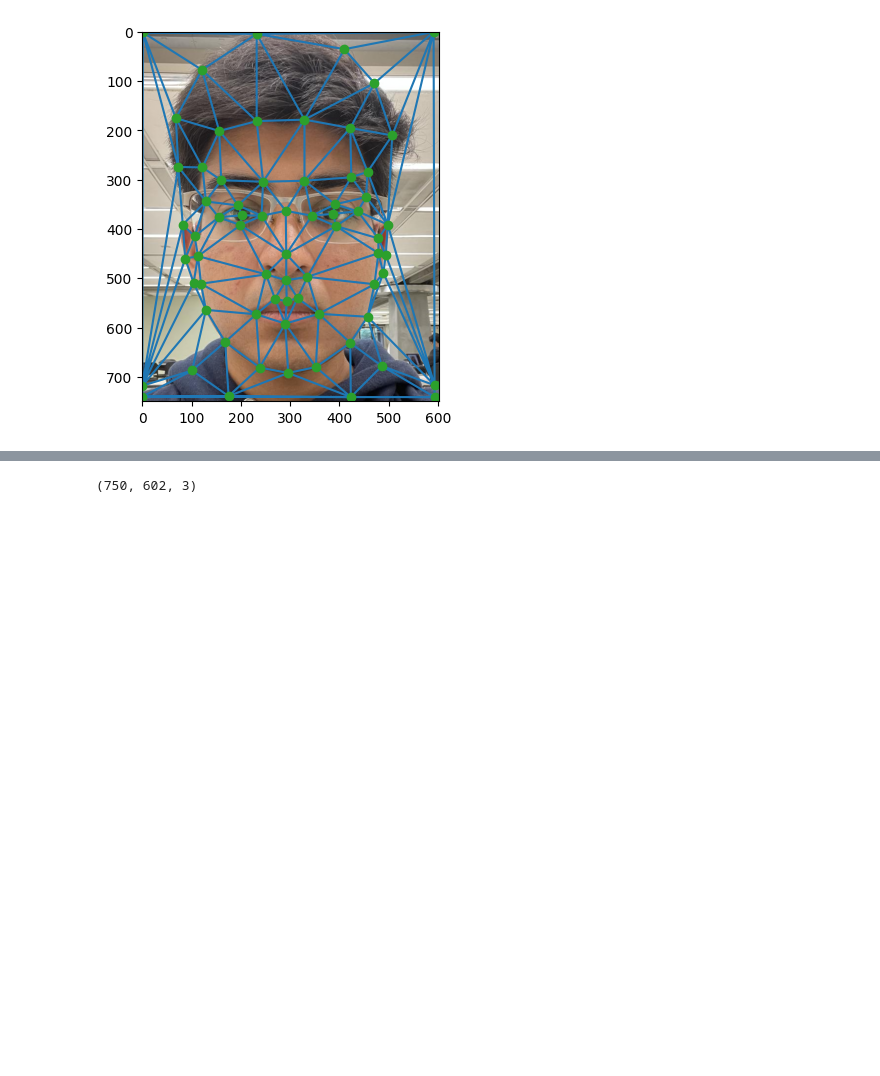
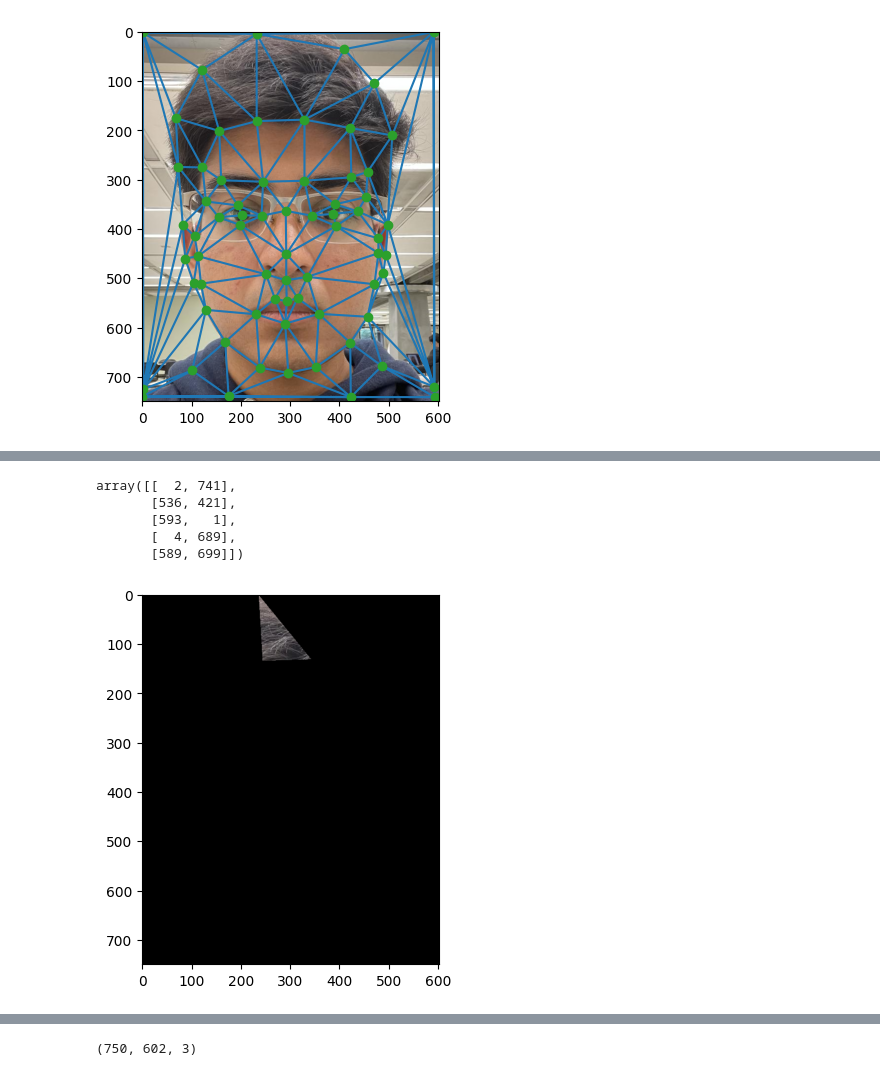
Before and after one commit to aayushg55/CS180_proj3, a Jupyter notebook: main.ipynb, the cells around one changed output, grey strips where cells are left out. Drawn from its saved outputs; the diff is of its cells as text; code cells hidden in the pictures; blank space fills up the shorter version.

```diff
--- a/main.ipynb
+++ b/main.ipynb
@@ -56,10 +56,12 @@ def plot_tri_on_img(img, points, fname='', out_dir = images_out):
 def get_tri(weighted_pts):
     return Delaunay(weighted_pts)
 
+def weighted_sum(arr1, arr2, weight):
+    return arr1 * weight + arr2 * (1-weight)
+
 def get_weighted_tri(img1_pts, img2_pts, warp_frac):
-    weighted_pts = img1_points * warp_frac + img2_points * (1-warp_frac)
+    weighted_pts = weighted_sum(img1_pts, img2_pts, warp_frac)
     return get_tri(weighted_pts)
-    return tri
 # %%
 part_1_out = images_out + 'part_1/'
 plot_tri_on_img(
@@ -91,3 +91,11 @@ plot_tri_on_img(
+# %%
+img2_points[-5:]
+# %% [output]
+array([[  2, 741],
+       [536, 421],
+       [593,   1],
+       [  4, 689],
+       [589, 699]])
 # %%
 def compute_transform(points):
     a, b, c = points
@@ -115 +124,18 @@ mean_tri = get_mean_tri(img1_points, img2_points)
 mean_to_img1 = compute_warp_src_dst(mean_points, img1_points, mean_tri.simplices)
+# %%
+def plot_tri(img, weighted_pts, tri):
+    tri_points = np.array(list(map(lambda x: weighted_pts[x], tri)))
+    cc, rr = ski.draw.polygon(tri_points[:,0], tri_points[:,1], shape=None)
+    blank = np.zeros((img.shape))
+    blank[rr, cc] = img_me[rr, cc]
+    ax = plt.gca()
+    ax.set_aspect('equal', adjustable='box')
+    plt.imshow(blank, cmap='gray')
+# %%
+warp_frac = 0.4
+weight_tri = get_weighted_tri(img1_points, img2_points, warp_frac)
+weighted_pts = weighted_sum(img1_points, img2_points, warp_frac)
+weight_to_img1 = compute_warp_src_dst(mean_points, img1_points, weight_tri.simplices)
+plot_tri(img_me, weighted_pts, weight_tri.simplices[6])
+# %% [output]
+[figure, added]
```
Also changed, not shown: parts of 19 cells of this notebook, 3 other files.
